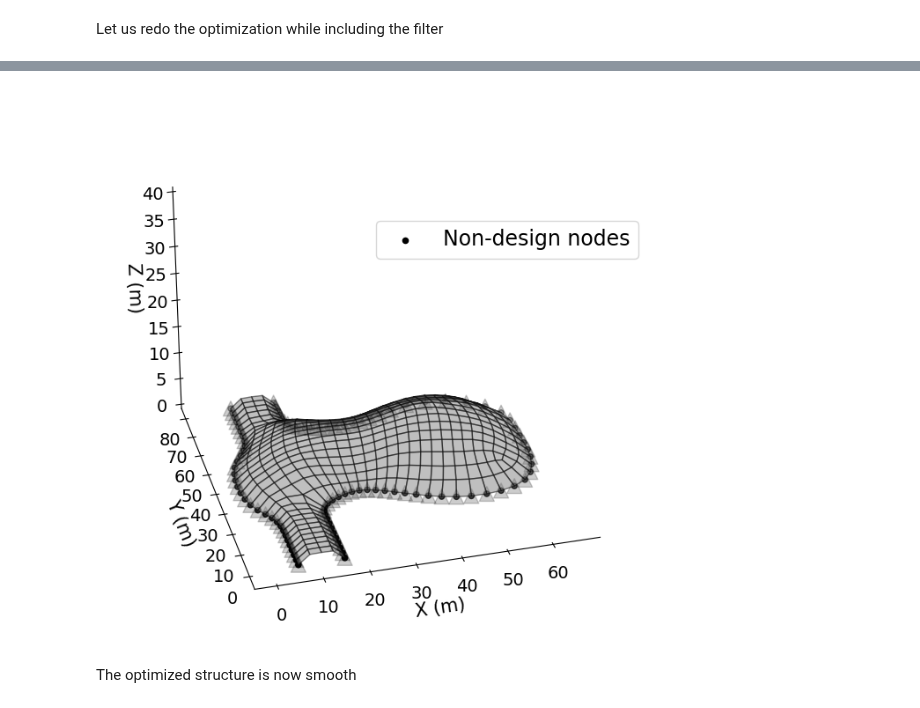
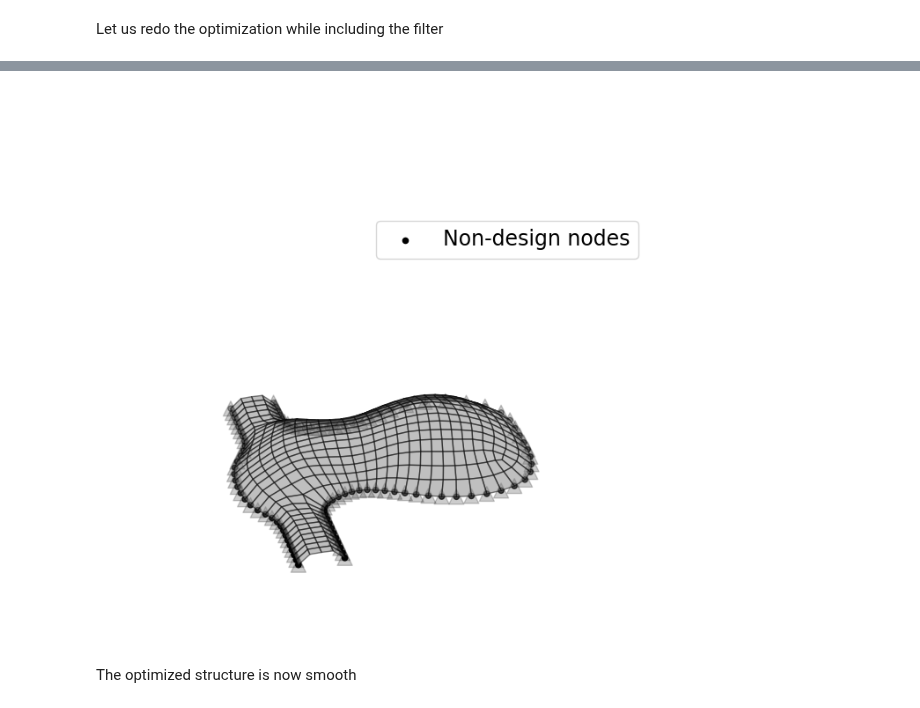
Before and after one commit to GaoyuanWu/JaxSSO, a Jupyter notebook: Examples/Shells_Mannheim_Multihalle.ipynb, the cells around one changed output, grey strips where cells are left out. Cells and saved outputs as stored; diff of their text form; code cells hidden in the pictures.

```diff
--- a/Examples/Shells_Mannheim_Multihalle.ipynb
+++ b/Examples/Shells_Mannheim_Multihalle.ipynb
@@ -640,34 +649,35 @@ ax.tick_params(axis='both', which='minor', labelsize=14)
 all_corners = []
 
 
 for i in range(n_ele):
     inode = cnct[i,0]
     jnode = cnct[i,1]
     mnode = cnct[i,2]
     nnode = cnct[i,3]
     all_corners.append([[xs[inode],ys[inode],zs_filtered[inode]],
                         [xs[jnode],ys[jnode],zs_filtered[jnode]],
                         [xs[mnode],ys[mnode],zs_filtered[mnode]],
                         [xs[nnode],ys[nnode],zs_filtered[nnode]],
                        ])
 
 tdco = Poly3DCollection(all_corners)
 tdco.set_alpha(0.5)
 tdco.set_facecolor('grey')
 tdco.set_edgecolor('black')
 ax.add_collection3d(tdco)
 
 ax.scatter(xs[non_design_nodes],ys[non_design_nodes],zs[non_design_nodes],color='black',label='Non-design nodes')
 ax.scatter(xs[non_design_nodes],ys[non_design_nodes],zs[non_design_nodes],s=150,marker='^',alpha=0.2,color='black')
 ax.view_init(30, -105)
 plt.legend(fontsize=17, loc=(0.5,0.7))
 ax.grid(False)
 ax.xaxis.set_pane_color((1.0, 1.0, 1.0, 1.0))
 ax.yaxis.set_pane_color((1.0, 1.0, 1.0, 1.0))
 ax.zaxis.set_pane_color((1.0, 1.0, 1.0, 1.0))
+plt.axis('off')
 plt.show()
 # %% [output]
-[figure, old version]
+[figure, new version]
 # %% [markdown]
 The optimized structure is now smooth
 # %%
```
Also changed, not shown: parts of 7 cells of this notebook, 21 other files.
